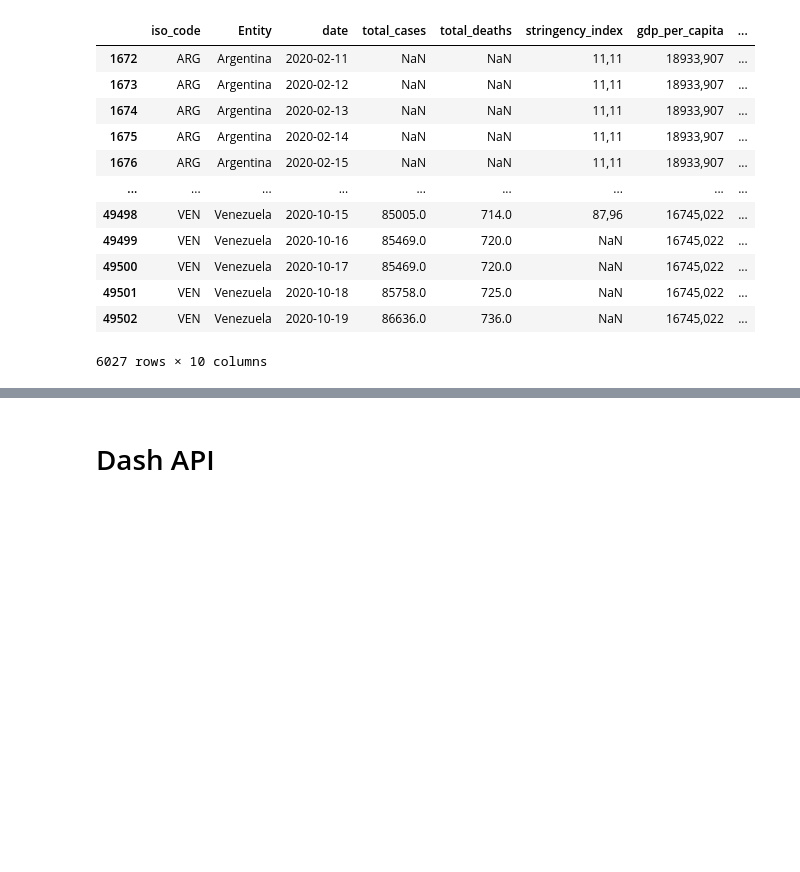
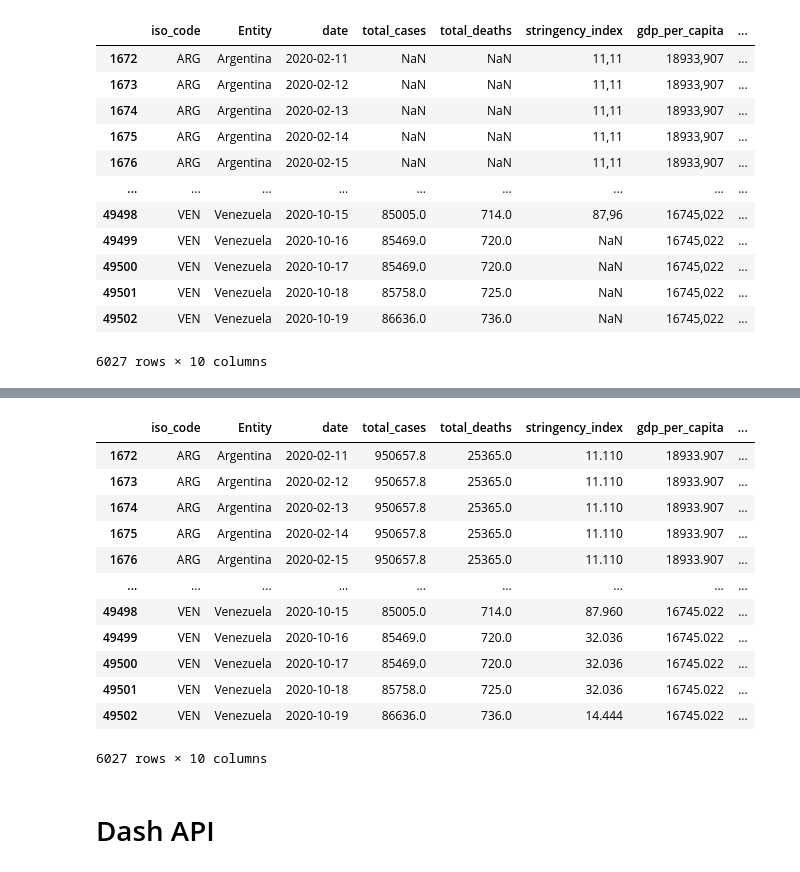
Before and after one commit to fernandolalanne/Practice-Project-Digital-Lab, a Jupyter notebook: analysis.ipynb, the cells around one changed output, grey strips where cells are left out. Drawn from its saved outputs; the diff is of its cells as text; code cells hidden in the pictures; blank space fills up the shorter version.

```diff
--- a/analysis.ipynb
+++ b/analysis.ipynb
@@ -328,0 +419,15 @@ df_economy_americas
+# %%
+df_economy_americas2 = df_economy_americas.copy()
+
+columnas_para_imputar = [
+    'total_cases',
+    'total_deaths',
+    'stringency_index',
+    'gdp_per_capita'
+]
+imputador = KNNImputer(n_neighbors=5)
+datos_para_imputar = df_economy_americas2[columnas_para_imputar]
+df_economy_americas2_imputed = imputador.fit_transform(datos_para_imputar)
+df_economy_americas2_imputed_df = pd.DataFrame(df_economy_americas2_imputed, columns=columnas_para_imputar)
+
+df_economy_americas2[columnas_para_imputar] = df_economy_americas2_imputed
@@ -329,3 +467,19 @@ df_economy_americas
+# %%
+df_economy_americas2
+# %% [output]
+|  | iso_code | Entity | date | total_cases | total_deaths | stringency_index | gdp_per_capita | ... |
+| 1672 | ARG | Argentina | 2020-02-11 | 950657.8 | 25365.0 | 11.110 | 18933.907 | ... |
+| 1673 | ARG | Argentina | 2020-02-12 | 950657.8 | 25365.0 | 11.110 | 18933.907 | ... |
+| 1674 | ARG | Argentina | 2020-02-13 | 950657.8 | 25365.0 | 11.110 | 18933.907 | ... |
+| 1675 | ARG | Argentina | 2020-02-14 | 950657.8 | 25365.0 | 11.110 | 18933.907 | ... |
+| 1676 | ARG | Argentina | 2020-02-15 | 950657.8 | 25365.0 | 11.110 | 18933.907 | ... |
+| ... | ... | ... | ... | ... | ... | ... | ... | ... |
+| 49498 | VEN | Venezuela | 2020-10-15 | 85005.0 | 714.0 | 87.960 | 16745.022 | ... |
+| 49499 | VEN | Venezuela | 2020-10-16 | 85469.0 | 720.0 | 32.036 | 16745.022 | ... |
+| 49500 | VEN | Venezuela | 2020-10-17 | 85469.0 | 720.0 | 32.036 | 16745.022 | ... |
+| 49501 | VEN | Venezuela | 2020-10-18 | 85758.0 | 725.0 | 32.036 | 16745.022 | ... |
+| 49502 | VEN | Venezuela | 2020-10-19 | 86636.0 | 736.0 | 14.444 | 16745.022 | ... |
+6027 rows × 10 columns
 # %% [markdown]
 # Dash API
 # %%
```
Also changed, not shown: parts of 21 cells of this notebook.
